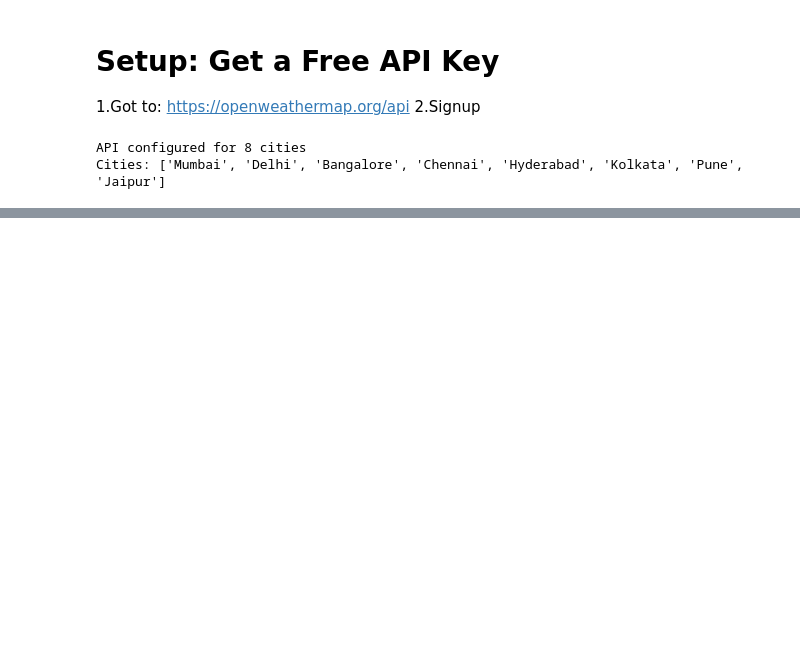
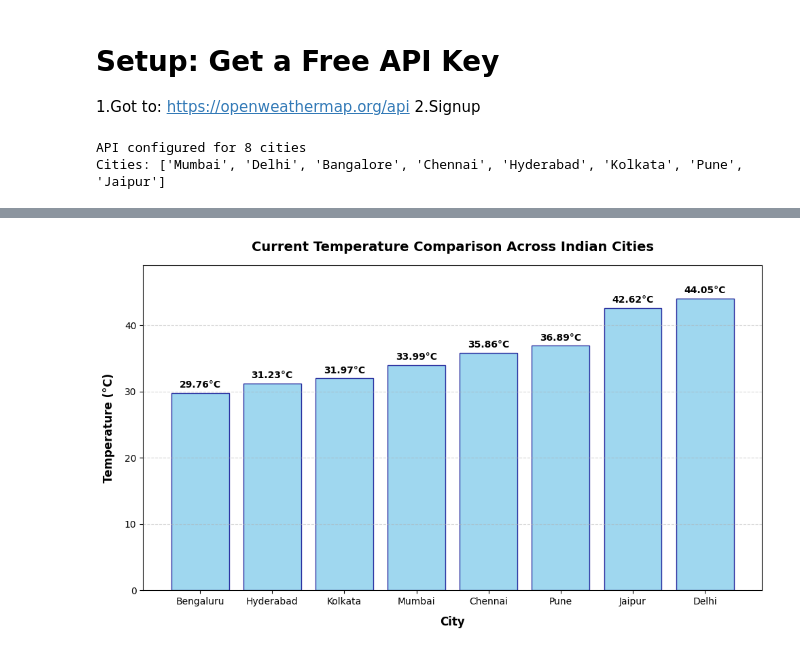
Before and after one commit to KEERTHANASRI-A-M-0609/keerthanasri-codeboosters-2026, a Jupyter notebook: Day 3/Mini_Project_Day3.ipynb, the cells around one changed output, grey strips where cells are left out. Cells and saved outputs as stored; diff of their text form; code cells hidden in the pictures; blank space fills up the shorter version.

```diff
--- a/Day 3/Mini_Project_Day3.ipynb
+++ b/Day 3/Mini_Project_Day3.ipynb
@@ -139,0 +268,43 @@ Weather Records:
+# %%
+import matplotlib.pyplot as plt
+
+# 1. Sort the records by temperature in ascending order for a clean presentation
+sorted_records = sorted(weather_records, key=lambda x: x['temperature'])
+
+# 2. Extract cities and temperatures from the sorted records
+cities = [record['city'] for record in sorted_records]
+temperatures = [record['temperature'] for record in sorted_records]
+
+# 3. Initialize the plot using subplots (avoiding .figure())
+fig, ax = plt.subplots(figsize=(10, 6))
+
+# 4. Create the bar chart
+bars = ax.bar(cities, temperatures, color='skyblue', edgecolor='darkblue', alpha=0.8)
+
+# 5. Customize axes and labels to ensure clear readability without overlapping
+ax.set_xlabel('City', fontsize=12, fontweight='bold', labelpad=10)
+ax.set_ylabel('Temperature (°C)', fontsize=12, fontweight='bold', labelpad=10)
+ax.set_title('Current Temperature Comparison Across Indian Cities', fontsize=14, fontweight='bold', pad=15)
+ax.set_ylim(0, max(temperatures) + 5)  # Add extra padding space at the top for labels
+ax.grid(axis='y', linestyle='--', alpha=0.5)
+
+# 6. Attach text labels on top of each bar displaying the exact temperature value
+for bar in bars:
+    height = bar.get_height()
+    ax.text(
+        bar.get_x() + bar.get_width() / 2.0,
+        height + 0.5,
+        f'{height:.2f}°C',
+        ha='center',
+        va='bottom',
+        fontsize=10,
+        fontweight='semibold'
+    )
+
+# 7. Use tight layout to prevent any text truncation or clipping
+plt.tight_layout()
+
+# 8. Save the chart as an image file
+plt.savefig('weather_bar_chart.png', dpi=300)
+# %% [output]
+[figure, added]
```
Also changed, not shown: parts of 3 cells of this notebook.
